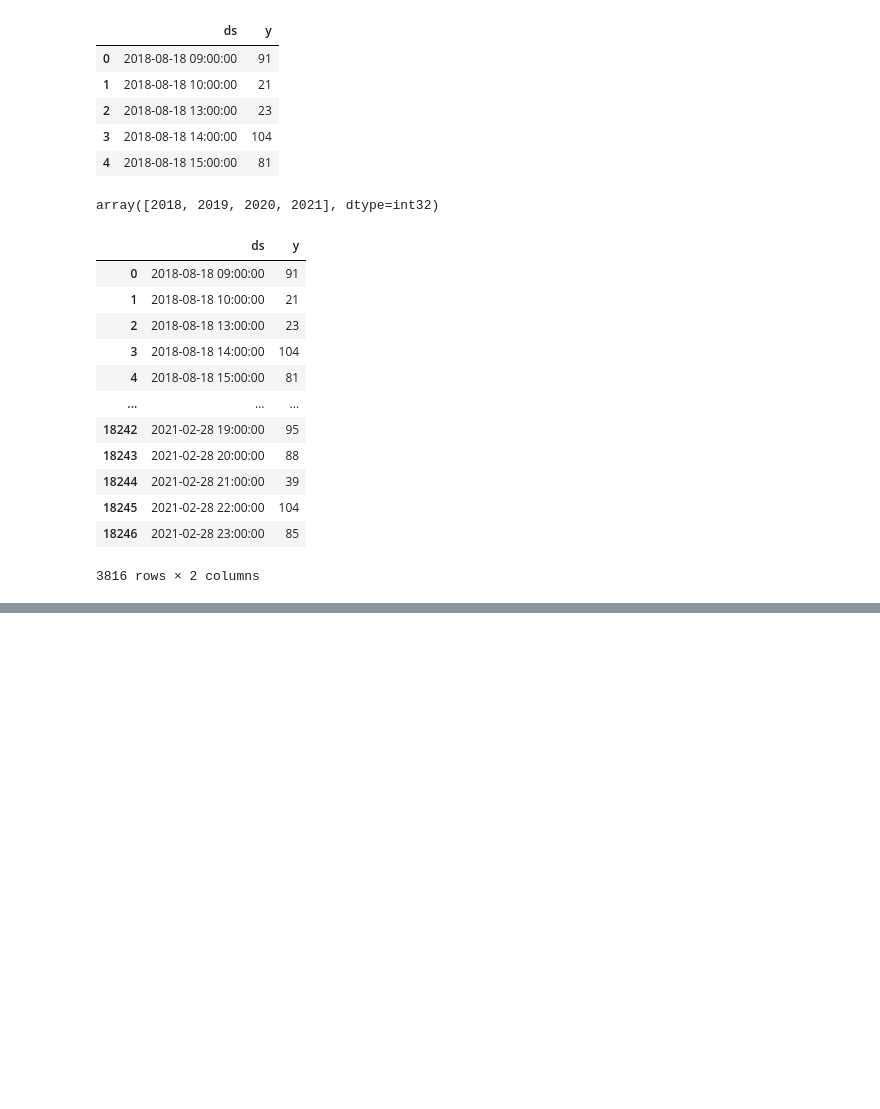
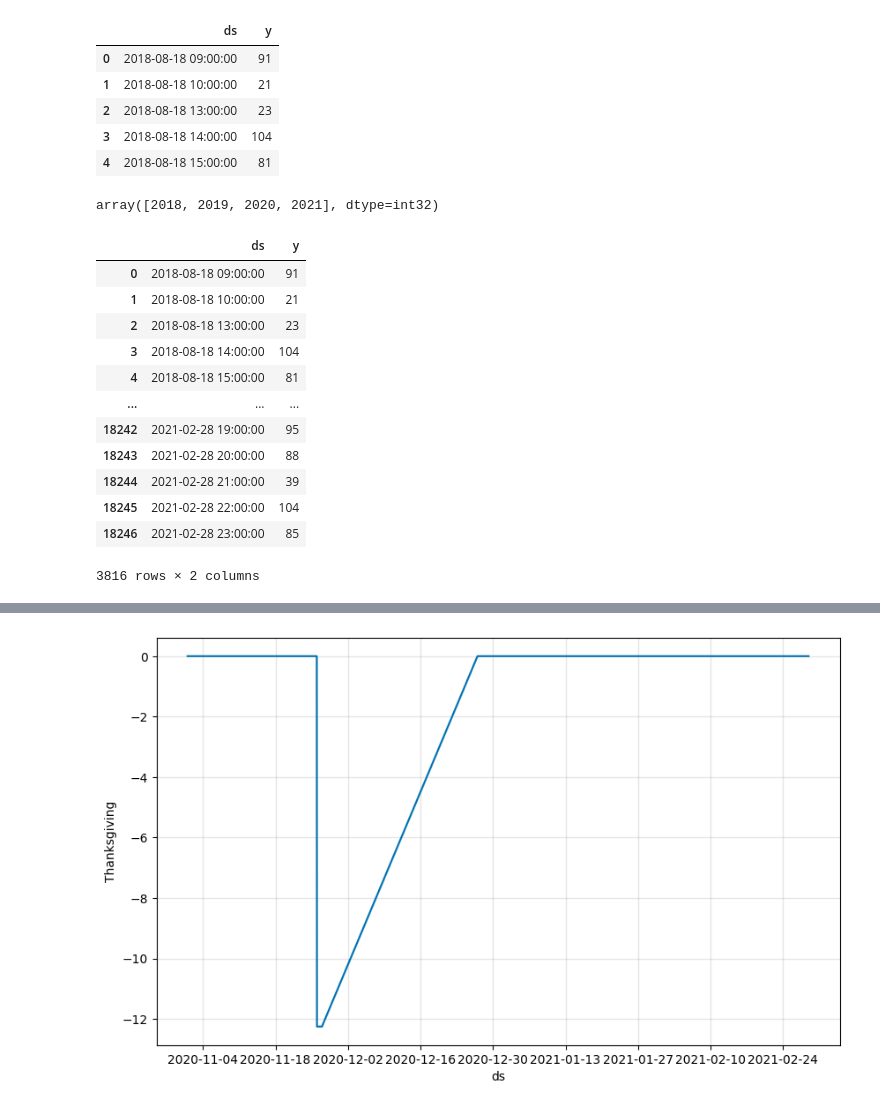
Before and after one commit to alliwene/time-series-prophet, a Jupyter notebook: jobathon.ipynb, the cells around one changed output, grey strips where cells are left out. Cells and saved outputs as stored; diff of their text form; code cells hidden in the pictures; blank space fills up the shorter version.

```diff
--- a/jobathon.ipynb
+++ b/jobathon.ipynb
@@ -160,0 +185,4 @@ plot_plotly(model, forecast)
+# %%
+fig = plot_forecast_component(model, forecast, 'Thanksgiving')
+# %% [output]
+[figure, added]
```
Also changed, not shown: parts of 23 cells of this notebook, 2 other files.
